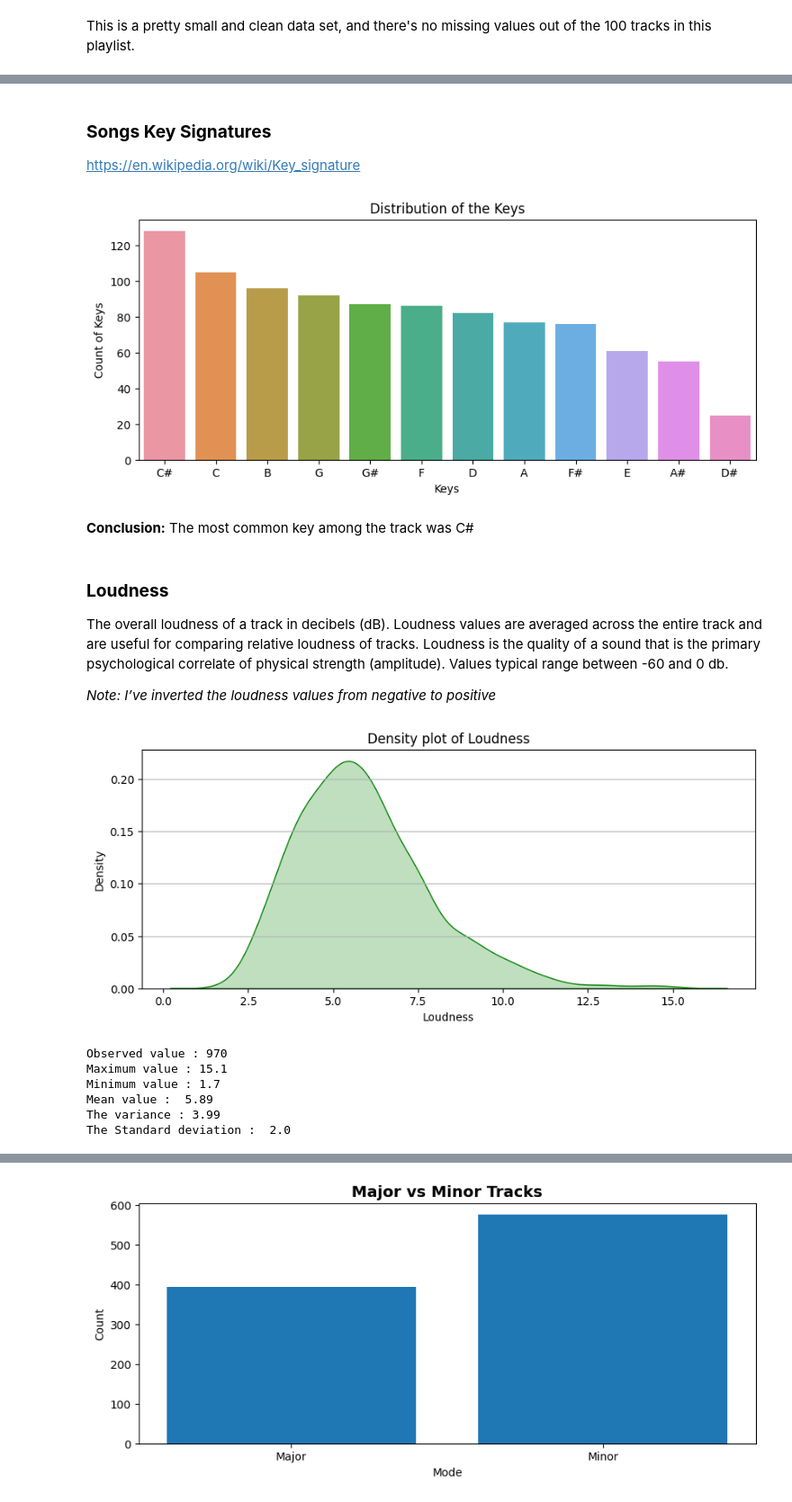
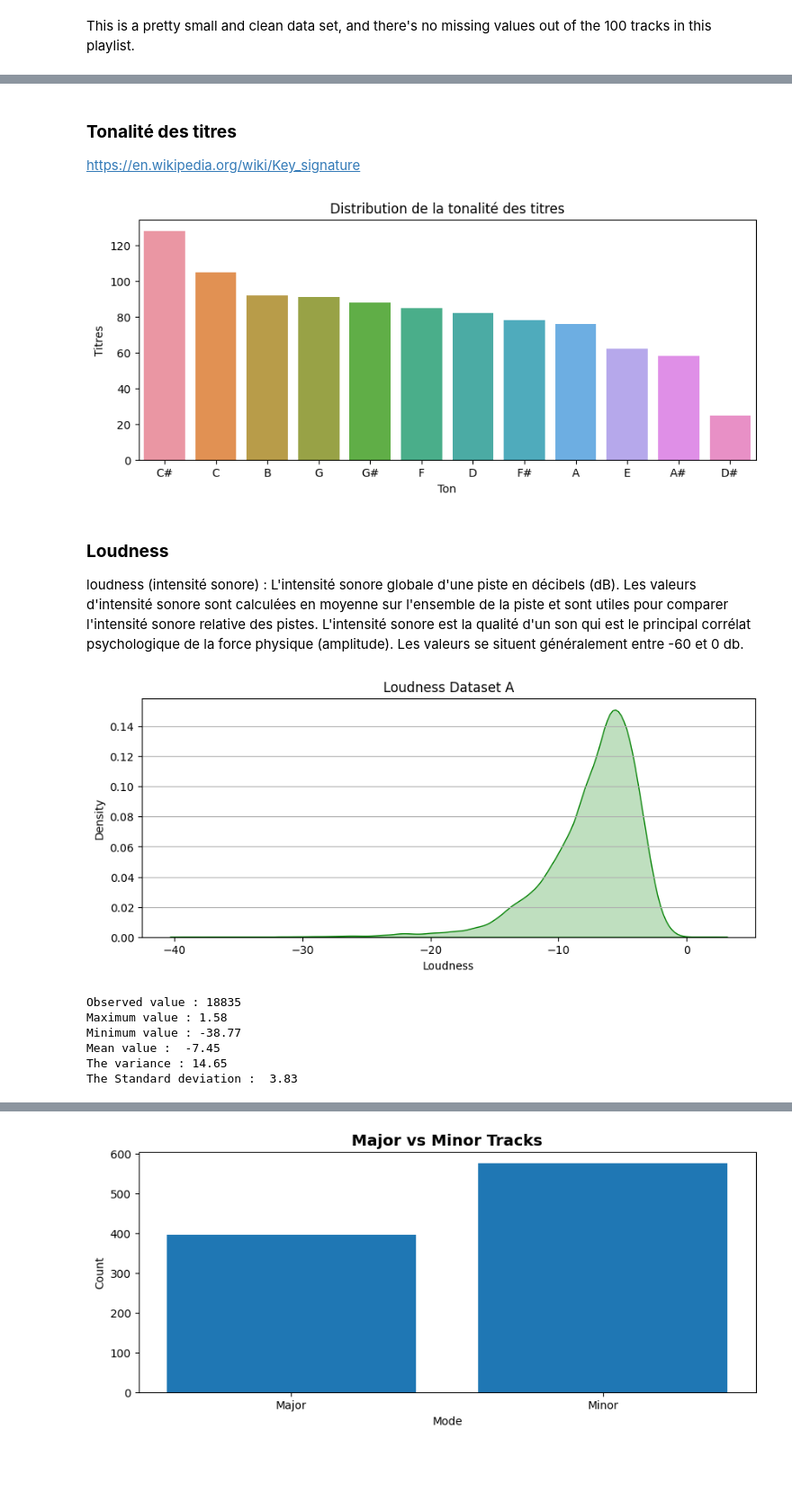
Before and after one commit to bernard-ng/unh-spotify-prediction, a Jupyter notebook: index.ipynb, the cells around one changed output, grey strips where cells are left out. Shown at 90% size. Drawn from its saved outputs; the diff is of its cells as text; code cells hidden in the pictures; blank space fills up the shorter version.

```diff
--- a/index.ipynb
+++ b/index.ipynb
@@ -134,3 +133,4 @@ with open('data/spotify.csv', 'w', newline='') as output_file:
 # %%
-raw_df = pd.read_csv('data/spotify.csv');
+df_a = pd.read_csv('data/songs.csv');
+df_b = pd.read_csv('data.csv');
 # %% [markdown]
@@ -308,5 +418,5 @@ The Standard deviation :  0.16
 # %% [markdown]
-### **Songs Key Signatures**
+### **Tonalité des titres**
 
 https://en.wikipedia.org/wiki/Key_signature
 # %%
@@ -337,44 +447,41 @@ song_keys['key_name'] = pd.Categorical(song_keys['key_name'], categories=song_ke
 # plot the bar graph
 fig, ax = plt.subplots(figsize=(10, 4), dpi=100)
 sns.barplot(x='key_name', y='n_key', data=song_keys)
-ax.set_title('Distribution of the Keys')
-ax.set_xlabel('Keys')
-ax.set_ylabel('Count of Keys')
+ax.set_title('Distribution de la tonalité des titres')
+ax.set_xlabel('Ton')
+ax.set_ylabel('Titres')
 
 plt.show();
 # %% [output]
-[figure, old version]
+[figure, new version]
-# %% [markdown]
-**Conclusion:** The most common key among the track was C#
 # %% [markdown]
 ### **Loudness**
-The overall loudness of a track in decibels (dB). Loudness values are averaged across the entire track and are useful for comparing relative loudness of tracks. Loudness is the quality of a sound that is the primary psychological correlate of physical strength (amplitude). Values typical range between -60 and 0 db.
 
-*Note: I’ve inverted the loudness values from negative to positive*
+loudness (intensité sonore) : L'intensité sonore globale d'une piste en décibels (dB). Les valeurs d'intensité sonore sont calculées en moyenne sur l'ensemble de la piste et sont utiles pour comparer l'intensité sonore relative des pistes. L'intensité sonore est la qualité d'un son qui est le principal corrélat psychologique de la force physique (amplitude). Les valeurs se situent généralement entre -60 et 0 db.
 # %%
 # extraire la variable loudness
-loudness = df['loudness'] * -1
+loudness = df_a['loudness']
 
 fig, ax = plt.subplots(figsize=(10, 4), dpi=100)
 sns.kdeplot(loudness, shade=True, color='green')
 
-ax.set_title('Density plot of Loudness')
+ax.set_title('Loudness Dataset A')
 ax.set_xlabel('Loudness')
 ax.set_ylabel('Density')
 ax.yaxis.grid(True)
 
 plt.show();
 print("Observed value :", loudness.count())
 print("Maximum value :", round(loudness.max(), 2))
 print("Minimum value :", round(loudness.min(), 2))
 print("Mean value : ", round(loudness.mean(), 2))
 print("The variance :", round(loudness.var(), 2))
 print("The Standard deviation : ", round(loudness.std(), 2))
 # %% [output]
-[figure, old version]
+[figure, new version]
-Observed value : 970
-Maximum value : 15.1
-Minimum value : 1.7
-Mean value :  5.89
-The variance : 3.99
-The Standard deviation :  2.0
+Observed value : 18835
+Maximum value : 1.58
+Minimum value : -38.77
+Mean value :  -7.45
+The variance : 14.65
+The Standard deviation :  3.83
```
Also changed, not shown: parts of 62 cells of this notebook, 6 other files.
